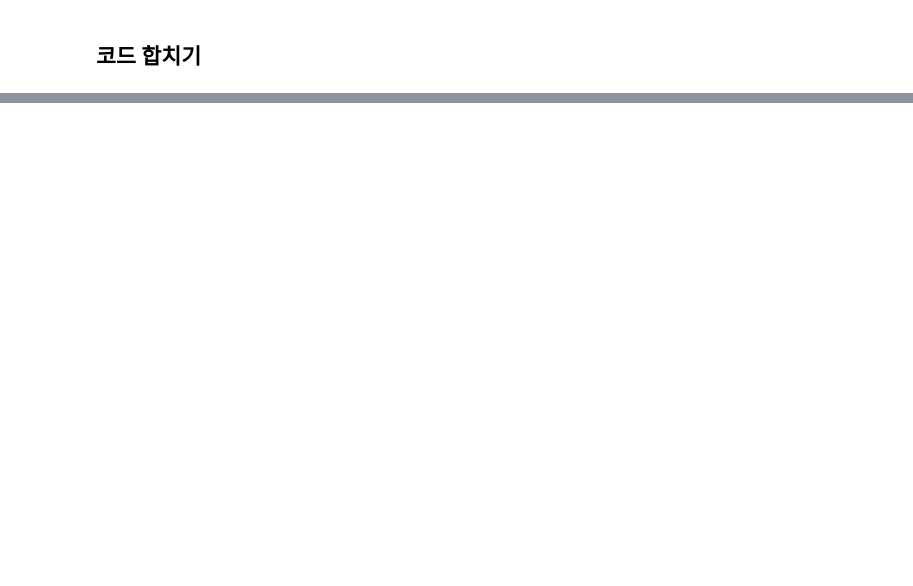
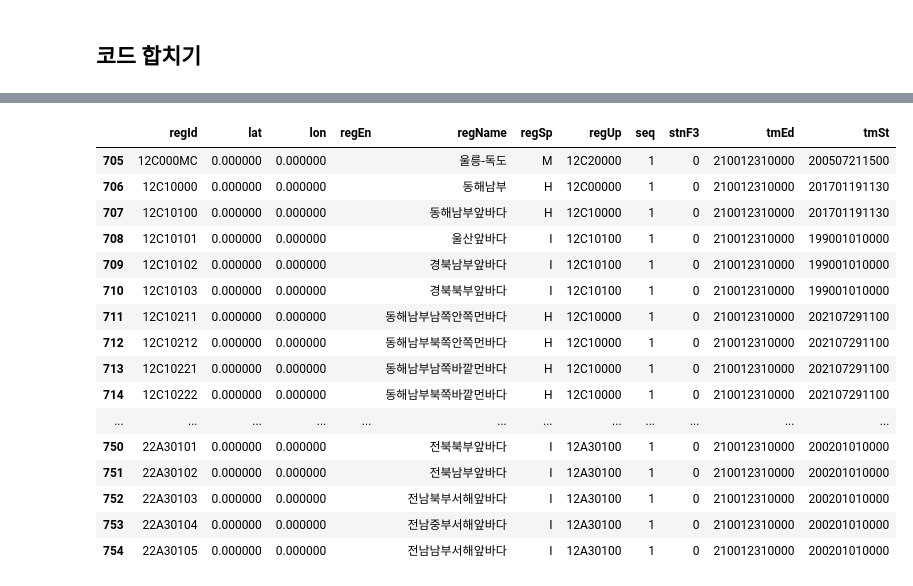
Before and after one commit to ceun2/2025-KBO-WinPredictor, a Jupyter notebook: src/01_KBO_data_scraping.ipynb, the cells around one changed output, grey strips where cells are left out. Cells and saved outputs as stored; diff of their text form; code cells hidden in the pictures; blank space fills up the shorter version.

```diff
--- a/src/01_KBO_data_scraping.ipynb
+++ b/src/01_KBO_data_scraping.ipynb
@@ -310,0 +302,13 @@ print(f"파일이 저장되었습니다: {file_path}")
+# %%
+import os
+from dotenv import load_dotenv, find_dotenv
+
+# .env 파일 자동 탐색 후 로드
+load_dotenv(find_dotenv())
+
+# 환경변수 읽기
+PUBLIC_AUTH_KEY = os.getenv("PUBLIC_AUTH_KEY")
+WEATHER_AUTH_KEY = os.getenv("WEATHER_AUTH_KEY")
+
+# print(WEATHER_AUTH_KEY)
+# print(PUBLIC_AUTH_KEY)
@@ -310,0 +319,34 @@ print(f"파일이 저장되었습니다: {file_path}")
+# %%
+import requests, pandas as pd, io, os, json
+from dotenv import load_dotenv, find_dotenv
+load_dotenv(find_dotenv())
+
+url  = "http://apis.data.go.kr/1360000/FcstZoneInfoService/getFcstZoneCd"
+params = {"serviceKey": PUBLIC_AUTH_KEY, "numOfRows": 3000, "pageNo": 1, "dataType": "JSON"}
+
+resp = requests.get(url, params=params, timeout=10)
+codes = resp.json()["response"]["body"]["items"]["item"]
+
+zone_df = pd.json_normalize(codes)
+# %%
+pd.set_option('display.max_rows', None)
+# %%
+zone_df.tail(50)
+# %% [output]
+|  | regId | lat | lon | regEn | regName | regSp | regUp | seq | stnF3 | tmEd | tmSt |
+| 705 | 12C000MC | 0.000000 | 0.000000 |  | 울릉-독도 | M | 12C20000 | 1 | 0 | 210012310000 | 200507211500 |
+| 706 | 12C10000 | 0.000000 | 0.000000 |  | 동해남부 | H | 12C00000 | 1 | 0 | 210012310000 | 201701191130 |
+| 707 | 12C10100 | 0.000000 | 0.000000 |  | 동해남부앞바다 | H | 12C10000 | 1 | 0 | 210012310000 | 201701191130 |
+| 708 | 12C10101 | 0.000000 | 0.000000 |  | 울산앞바다 | I | 12C10100 | 1 | 0 | 210012310000 | 199001010000 |
+| 709 | 12C10102 | 0.000000 | 0.000000 |  | 경북남부앞바다 | I | 12C10100 | 1 | 0 | 210012310000 | 199001010000 |
+| 710 | 12C10103 | 0.000000 | 0.000000 |  | 경북북부앞바다 | I | 12C10100 | 1 | 0 | 210012310000 | 199001010000 |
+| 711 | 12C10211 | 0.000000 | 0.000000 |  | 동해남부남쪽안쪽먼바다 | H | 12C10000 | 1 | 0 | 210012310000 | 202107291100 |
+| 712 | 12C10212 | 0.000000 | 0.000000 |  | 동해남부북쪽안쪽먼바다 | H | 12C10000 | 1 | 0 | 210012310000 | 202107291100 |
+| 713 | 12C10221 | 0.000000 | 0.000000 |  | 동해남부남쪽바깥먼바다 | H | 12C10000 | 1 | 0 | 210012310000 | 202107291100 |
+| 714 | 12C10222 | 0.000000 | 0.000000 |  | 동해남부북쪽바깥먼바다 | H | 12C10000 | 1 | 0 | 210012310000 | 202107291100 |
+| ... | ... | ... | ... | ... | ... | ... | ... | ... | ... | ... | ... |
+| 750 | 22A30101 | 0.000000 | 0.000000 |  | 전북북부앞바다 | I | 12A30100 | 1 | 0 | 210012310000 | 200201010000 |
+| 751 | 22A30102 | 0.000000 | 0.000000 |  | 전북남부앞바다 | I | 12A30100 | 1 | 0 | 210012310000 | 200201010000 |
+| 752 | 22A30103 | 0.000000 | 0.000000 |  | 전남북부서해앞바다 | I | 12A30100 | 1 | 0 | 210012310000 | 200201010000 |
+| 753 | 22A30104 | 0.000000 | 0.000000 |  | 전남중부서해앞바다 | I | 12A30100 | 1 | 0 | 210012310000 | 200201010000 |
+| 754 | 22A30105 | 0.000000 | 0.000000 |  | 전남남부서해앞바다 | I | 12A30100 | 1 | 0 | 210012310000 | 200201010000 |
```
Also changed, not shown: parts of 14 cells of this notebook.
